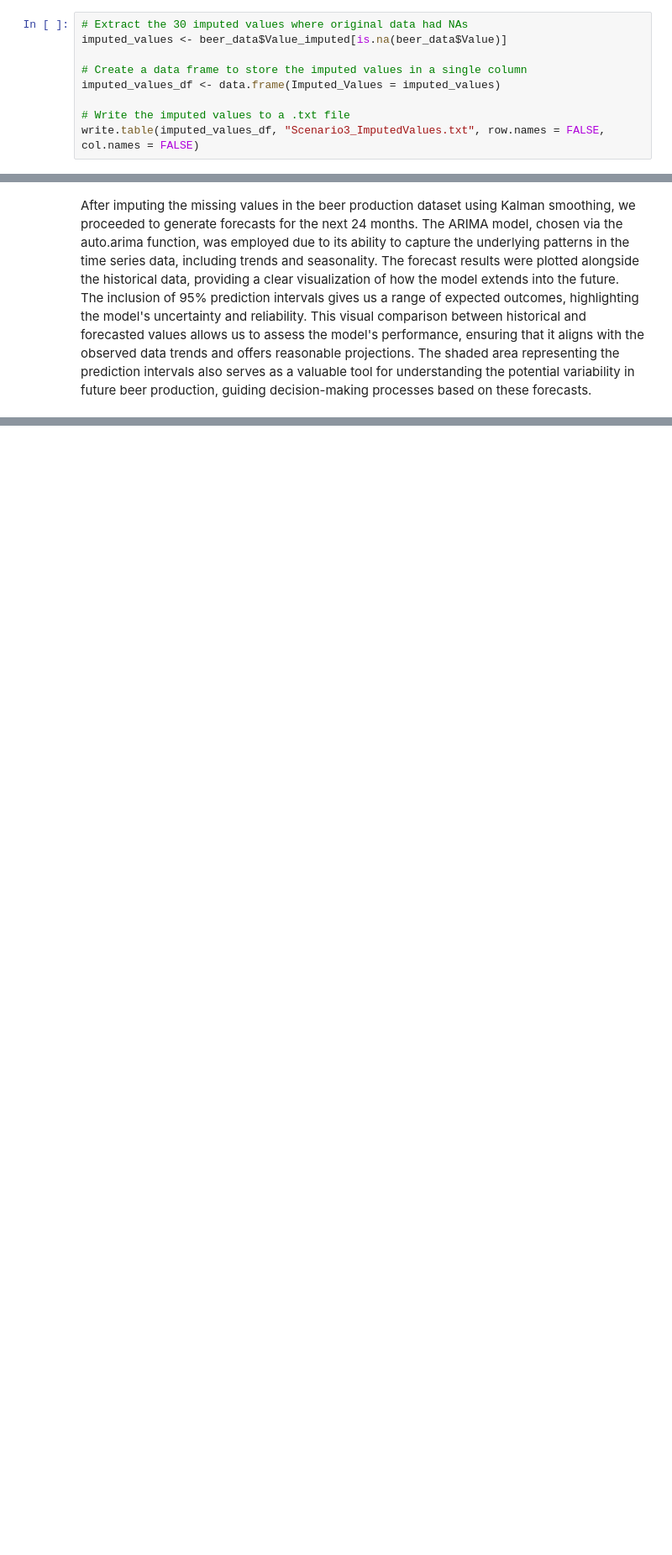
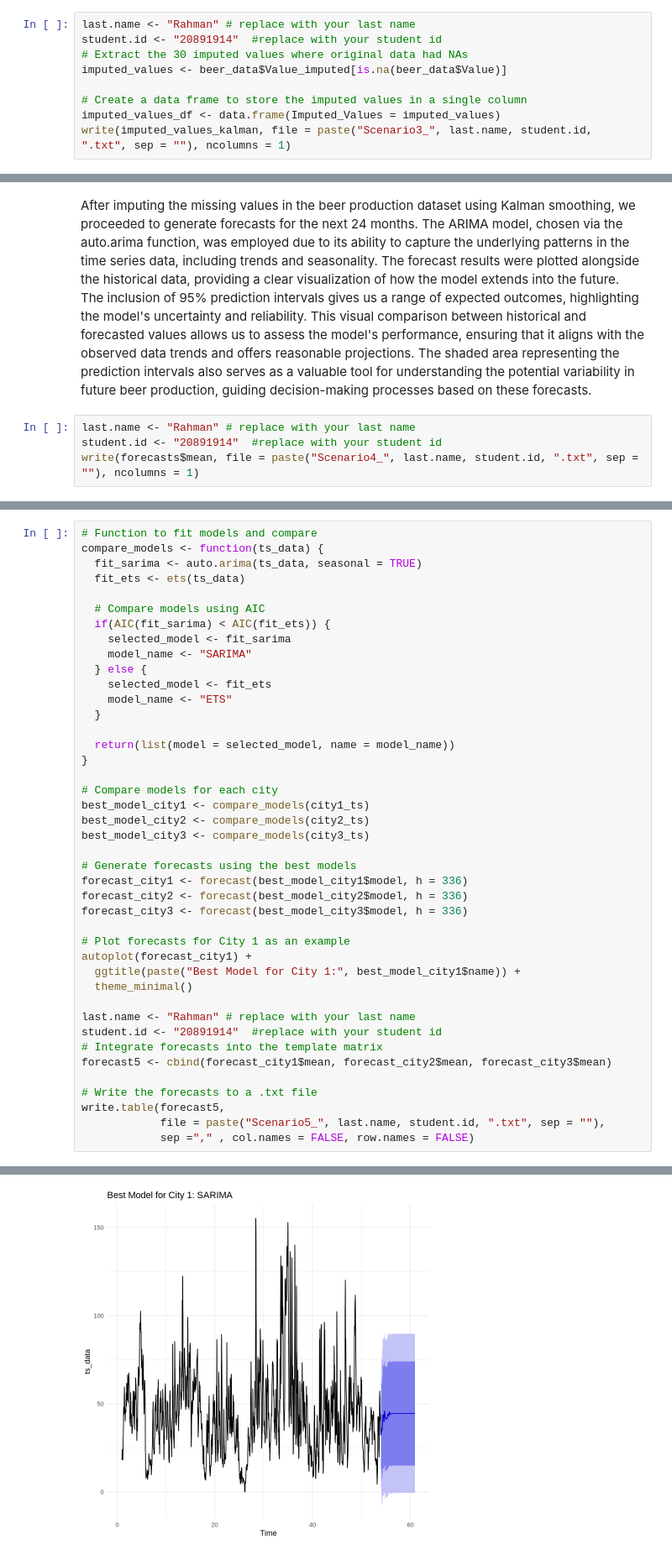
Before and after one commit to kf-rahman/UW-stat_courses, a Jupyter notebook: stat443_Final.ipynb, the cells around one changed output, grey strips where cells are left out. Shown at 84% size. Saved outputs shown, nothing was run; the diff lists cells and outputs as text; blank space fills up the shorter version.

```diff
--- a/stat443_Final.ipynb
+++ b/stat443_Final.ipynb
@@ -335,14 +343,14 @@ The following object is masked from ‘package:tseries’:
     na.remove
 [figure]
 # %%
+last.name <- "Rahman" # replace with your last name
+student.id <- "20891914"  #replace with your student id
 # Extract the 30 imputed values where original data had NAs
 imputed_values <- beer_data$Value_imputed[is.na(beer_data$Value)]
 
 # Create a data frame to store the imputed values in a single column
 imputed_values_df <- data.frame(Imputed_Values = imputed_values)
-
-# Write the imputed values to a .txt file
-write.table(imputed_values_df, "Scenario3_ImputedValues.txt", row.names = FALSE, col.names = FALSE)
+write(imputed_values_kalman, file = paste("Scenario3_", last.name, student.id, ".txt", sep = ""), ncolumns = 1)
 # %% [markdown]
 To address the missing values, we employed Kalman smoothing, a robust statistical technique that leverages state-space models to estimate and fill in gaps in time series data. Specifically, we utilized the na_kalman function from the imputeTS package in R, which applies Kalman smoothing with an automatic ARIMA model selection to impute the missing values. This approach was chosen due to its ability to consider the underlying trends, seasonality, and noise within the data, thereby providing more accurate and context-aware imputations compared to simpler methods like linear interpolation. The imputed values were then compared with the original series to ensure they aligned well with the observed trends, and the results were saved for further analysis. This method enhances the dataset's integrity, allowing for more reliable future forecasting and trend analysis.
 # %% [markdown]
@@ -429,3 +421,7 @@ forecast_values <- data.frame(
 [figure]
 # %% [markdown]
 After imputing the missing values in the beer production dataset using Kalman smoothing, we proceeded to generate forecasts for the next 24 months. The ARIMA model, chosen via the auto.arima function, was employed due to its ability to capture the underlying patterns in the time series data, including trends and seasonality. The forecast results were plotted alongside the historical data, providing a clear visualization of how the model extends into the future. The inclusion of 95% prediction intervals gives us a range of expected outcomes, highlighting the model's uncertainty and reliability. This visual comparison between historical and forecasted values allows us to assess the model's performance, ensuring that it aligns with the observed data trends and offers reasonable projections. The shaded area representing the prediction intervals also serves as a valuable tool for understanding the potential variability in future beer production, guiding decision-making processes based on these forecasts.
+# %%
+last.name <- "Rahman" # replace with your last name
+student.id <- "20891914"  #replace with your student id
+write(forecasts$mean, file = paste("Scenario4_", last.name, student.id, ".txt", sep = ""), ncolumns = 1)
@@ -431,0 +529,43 @@ After imputing the missing values in the beer production dataset using Kalman sm
+# %%
+# Function to fit models and compare
+compare_models <- function(ts_data) {
+  fit_sarima <- auto.arima(ts_data, seasonal = TRUE)
+  fit_ets <- ets(ts_data)
+
+  # Compare models using AIC
+  if(AIC(fit_sarima) < AIC(fit_ets)) {
+    selected_model <- fit_sarima
+    model_name <- "SARIMA"
+  } else {
+    selected_model <- fit_ets
+    model_name <- "ETS"
+  }
+
+  return(list(model = selected_model, name = model_name))
+}
+
+# Compare models for each city
+best_model_city1 <- compare_models(city1_ts)
+best_model_city2 <- compare_models(city2_ts)
+best_model_city3 <- compare_models(city3_ts)
+
+# Generate forecasts using the best models
+forecast_city1 <- forecast(best_model_city1$model, h = 336)
+forecast_city2 <- forecast(best_model_city2$model, h = 336)
+forecast_city3 <- forecast(best_model_city3$model, h = 336)
+
+# Plot forecasts for City 1 as an example
+autoplot(forecast_city1) +
+  ggtitle(paste("Best Model for City 1:", best_model_city1$name)) +
+  theme_minimal()
+
+last.name <- "Rahman" # replace with your last name
+student.id <- "20891914"  #replace with your student id
+# Integrate forecasts into the template matrix
+forecast5 <- cbind(forecast_city1$mean, forecast_city2$mean, forecast_city3$mean)
+
+# Write the forecasts to a .txt file
+write.table(forecast5,
+            file = paste("Scenario5_", last.name, student.id, ".txt", sep = ""),
+            sep ="," , col.names = FALSE, row.names = FALSE)
+# %% [output]
@@ -431,0 +578 @@ After imputing the missing values in the beer production dataset using Kalman sm
+[figure, added]
```
Also changed, not shown: parts of 14 cells of this notebook.
